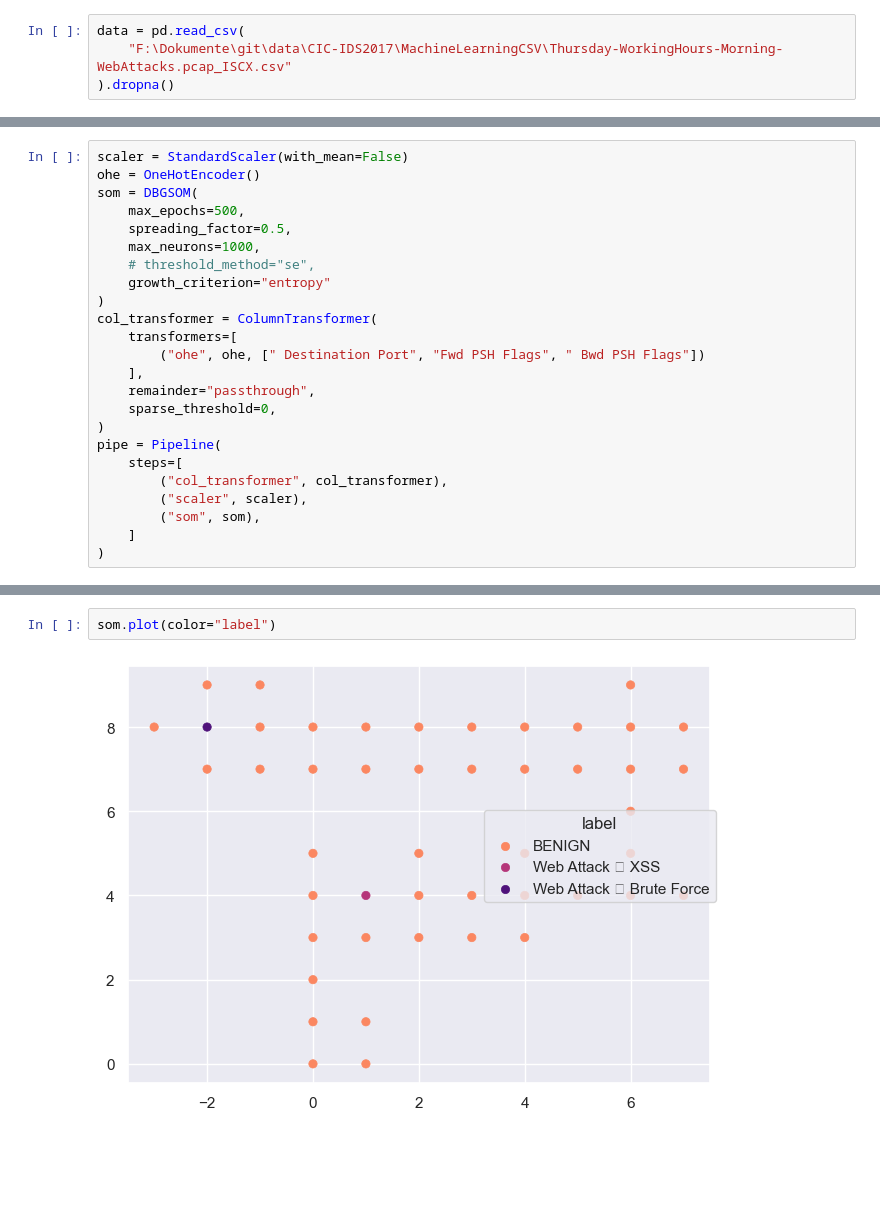
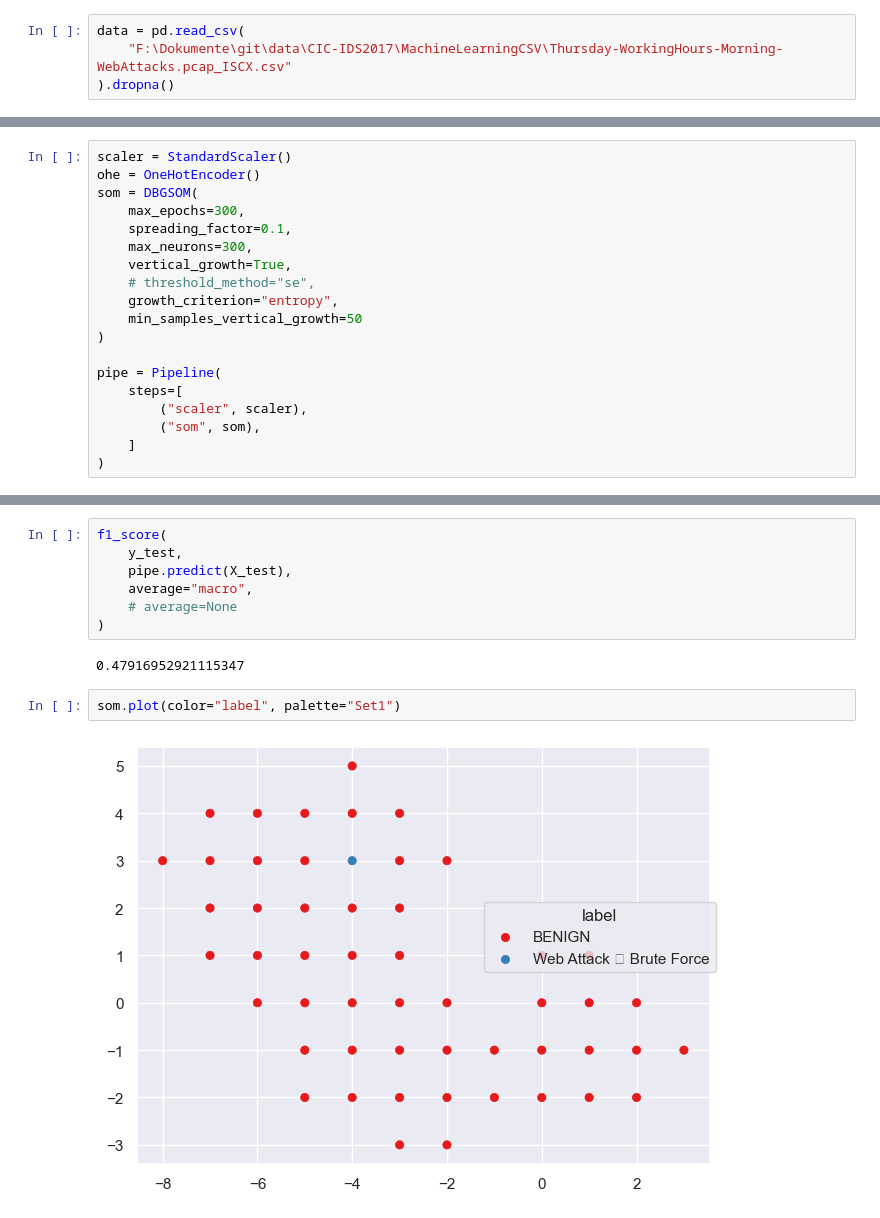
Before and after one commit to SandroMartens/DBGSOM, a Jupyter notebook: examples/ids.ipynb, the cells around one changed output, grey strips where cells are left out. Cells and saved outputs as stored; diff of their text form; blank space fills up the shorter version.

```diff
--- a/examples/ids.ipynb
+++ b/examples/ids.ipynb
@@ -20,23 +21,18 @@ X_train, X_test, y_train, y_test = train_test_split(X, y)
 # %%
-scaler = StandardScaler(with_mean=False)
+scaler = StandardScaler()
 ohe = OneHotEncoder()
 som = DBGSOM(
-    max_epochs=500,
-    spreading_factor=0.5,
-    max_neurons=1000,
+    max_epochs=300,
+    spreading_factor=0.1,
+    max_neurons=300,
+    vertical_growth=True,
     # threshold_method="se",
-    growth_criterion="entropy"
+    growth_criterion="entropy",
+    min_samples_vertical_growth=50
 )
-col_transformer = ColumnTransformer(
-    transformers=[
-        ("ohe", ohe, [" Destination Port", "Fwd PSH Flags", " Bwd PSH Flags"])
-    ],
-    remainder="passthrough",
-    sparse_threshold=0,
-)
+
 pipe = Pipeline(
     steps=[
-        ("col_transformer", col_transformer),
         ("scaler", scaler),
         ("som", som),
     ]
@@ -54,4 +56,13 @@ pipe.score(X_test, y_test)
+# %%
+f1_score(
+    y_test,
+    pipe.predict(X_test),
+    average="macro",
+    # average=None
+)
+# %% [output]
+0.47916952921115347
 # %%
-som.plot(color="label")
+som.plot(color="label", palette="Set1")
 # %% [output]
-[figure, old version]
+[figure, new version]
```
Also changed, not shown: parts of 11 cells of this notebook, 1 other file.
